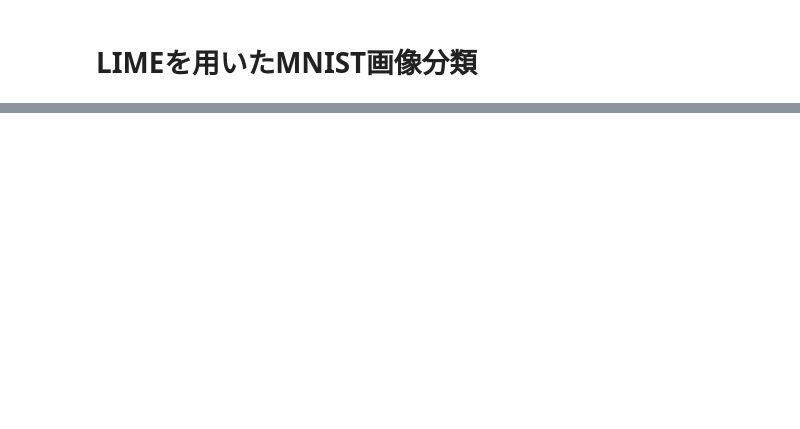
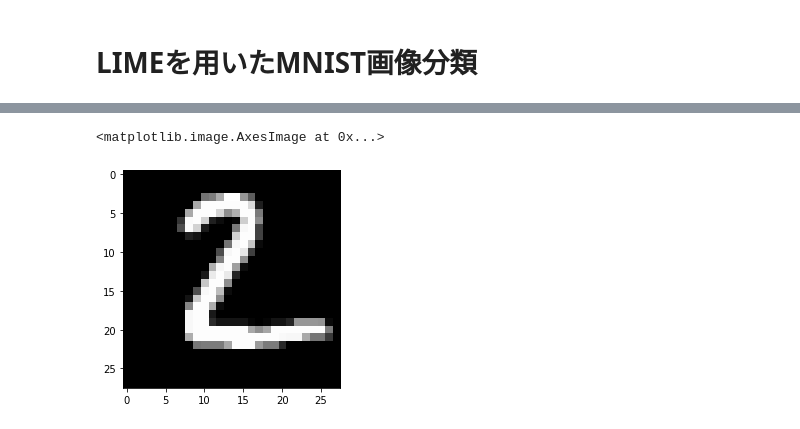
Before and after one commit to naonaorange/xai_samples, a Jupyter notebook: lime_categorize_mnist.ipynb, the cells around one changed output, grey strips where cells are left out. Saved outputs shown, nothing was run; the diff lists cells and outputs as text; code cells hidden in the pictures; blank space fills up the shorter version.

```diff
--- a/lime_categorize_mnist.ipynb
+++ b/lime_categorize_mnist.ipynb
@@ -18,0 +19,36 @@ ModuleNotFoundError: No module named 'tensorflow'
+# %%
+from skimage.color import gray2rgb
+
+(x_train, y_train), (x_test, y_test) = mnist.load_data()
+
+x_val = x_train[:5000]
+x_train = x_train[5000:15000]
+y_val = y_train[:5000]
+y_train = y_train[5000:15000]
+
+x_test = x_test[:5000]
+y_test = y_test[:5000]
+
+x_train = gray2rgb(x_train)
+x_val = gray2rgb(x_val)
+x_test = gray2rgb(x_test)
+
+x_train = x_train.reshape((-1, 28, 28, 3))
+x_train = x_train.astype('float64') / 255
+
+x_val = x_val.reshape((-1, 28, 28, 3))
+x_val = x_val.astype('float64') / 255
+
+x_test = x_test.reshape((-1, 28, 28, 3))
+x_test = x_test.astype('float64') / 255
+
+y_train = tf.keras.utils.to_categorical(y_train, 10)
+y_val = tf.keras.utils.to_categorical(y_val, 10)
+y_test = tf.keras.utils.to_categorical(y_test, 10)
+
+print('x_train.shape: ', x_train.shape)
+print('y_train.shape: ', y_train.shape)
+print('x_val.shape: ', x_val.shape)
+print('y_val.shape: ', y_val.shape)
+print('x_test.shape: ', x_test.shape)
+print('y_test.shape: ', y_test.shape)
@@ -18,0 +124,11 @@ ModuleNotFoundError: No module named 'tensorflow'
+# %%
+import lime
+from lime import lime_image
+from skimage.segmentation import mark_boundaries
+import random
+
+i = 1
+plt.imshow(x_test[i])
+# %% [output]
+<matplotlib.image.AxesImage at 0x...>
+[figure, added]
```
Also changed, not shown: parts of 7 cells of this notebook, 2 other files.
